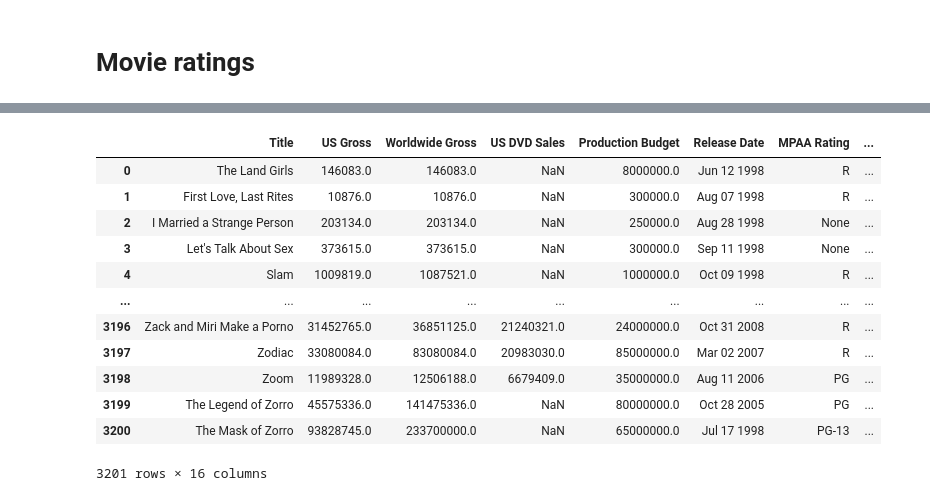
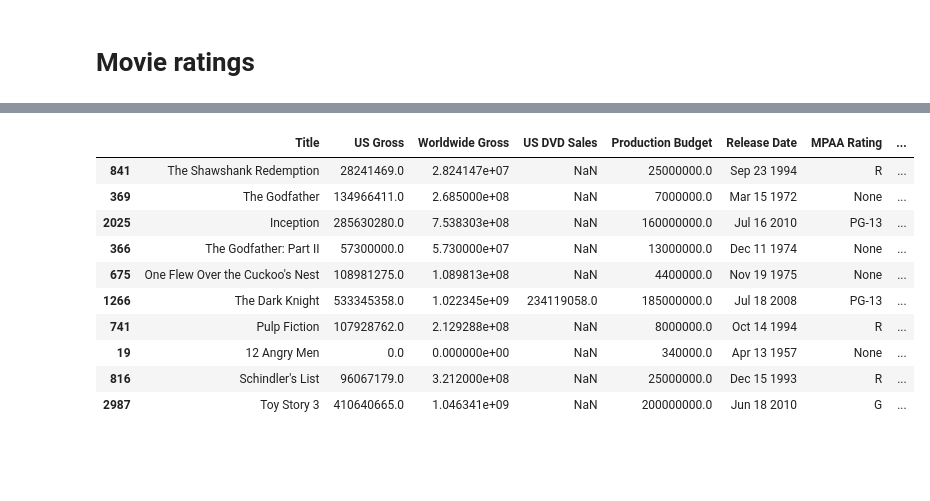
Before and after one commit to havardei/fastpages-demo, a Jupyter notebook: _notebooks/2020-10-28-test.ipynb, the cells around one changed output, grey strips where cells are left out. Drawn from its saved outputs; the diff is of its cells as text; code cells hidden in the pictures; blank space fills up the shorter version.

```diff
--- a/_notebooks/2020-10-28-test.ipynb
+++ b/_notebooks/2020-10-28-test.ipynb
@@ -10,19 +10,17 @@ alt.Chart(movies).mark_bar().encode(
 )
 # %% [output]
 [interactive output not drawn]
-# %%
-movies
-# %% [output]
-|  | Title | US Gross | Worldwide Gross | US DVD Sales | Production Budget | Release Date | MPAA Rating | ... |
-| 0 | The Land Girls | 146083.0 | 146083.0 | NaN | 8000000.0 | Jun 12 1998 | R | ... |
-| 1 | First Love, Last Rites | 10876.0 | 10876.0 | NaN | 300000.0 | Aug 07 1998 | R | ... |
-| 2 | I Married a Strange Person | 203134.0 | 203134.0 | NaN | 250000.0 | Aug 28 1998 | None | ... |
-| 3 | Let's Talk About Sex | 373615.0 | 373615.0 | NaN | 300000.0 | Sep 11 1998 | None | ... |
-| 4 | Slam | 1009819.0 | 1087521.0 | NaN | 1000000.0 | Oct 09 1998 | R | ... |
-| ... | ... | ... | ... | ... | ... | ... | ... | ... |
-| 3196 | Zack and Miri Make a Porno | 31452765.0 | 36851125.0 | 21240321.0 | 24000000.0 | Oct 31 2008 | R | ... |
-| 3197 | Zodiac | 33080084.0 | 83080084.0 | 20983030.0 | 85000000.0 | Mar 02 2007 | R | ... |
-| 3198 | Zoom | 11989328.0 | 12506188.0 | 6679409.0 | 35000000.0 | Aug 11 2006 | PG | ... |
-| 3199 | The Legend of Zorro | 45575336.0 | 141475336.0 | NaN | 80000000.0 | Oct 28 2005 | PG | ... |
-| 3200 | The Mask of Zorro | 93828745.0 | 233700000.0 | NaN | 65000000.0 | Jul 17 1998 | PG-13 | ... |
-3201 rows × 16 columns
+# %%
+movies.sort_values(by='IMDB Rating', ascending=False).head(10)
+# %% [output]
+|  | Title | US Gross | Worldwide Gross | US DVD Sales | Production Budget | Release Date | MPAA Rating | ... |
+| 841 | The Shawshank Redemption | 28241469.0 | 2.824147e+07 | NaN | 25000000.0 | Sep 23 1994 | R | ... |
+| 369 | The Godfather | 134966411.0 | 2.685000e+08 | NaN | 7000000.0 | Mar 15 1972 | None | ... |
+| 2025 | Inception | 285630280.0 | 7.538303e+08 | NaN | 160000000.0 | Jul 16 2010 | PG-13 | ... |
+| 366 | The Godfather: Part II | 57300000.0 | 5.730000e+07 | NaN | 13000000.0 | Dec 11 1974 | None | ... |
+| 675 | One Flew Over the Cuckoo's Nest | 108981275.0 | 1.089813e+08 | NaN | 4400000.0 | Nov 19 1975 | None | ... |
+| 1266 | The Dark Knight | 533345358.0 | 1.022345e+09 | 234119058.0 | 185000000.0 | Jul 18 2008 | PG-13 | ... |
+| 741 | Pulp Fiction | 107928762.0 | 2.129288e+08 | NaN | 8000000.0 | Oct 14 1994 | R | ... |
+| 19 | 12 Angry Men | 0.0 | 0.000000e+00 | NaN | 340000.0 | Apr 13 1957 | None | ... |
+| 816 | Schindler's List | 96067179.0 | 3.212000e+08 | NaN | 25000000.0 | Dec 15 1993 | R | ... |
+| 2987 | Toy Story 3 | 410640665.0 | 1.046341e+09 | NaN | 200000000.0 | Jun 18 2010 | G | ... |
```
